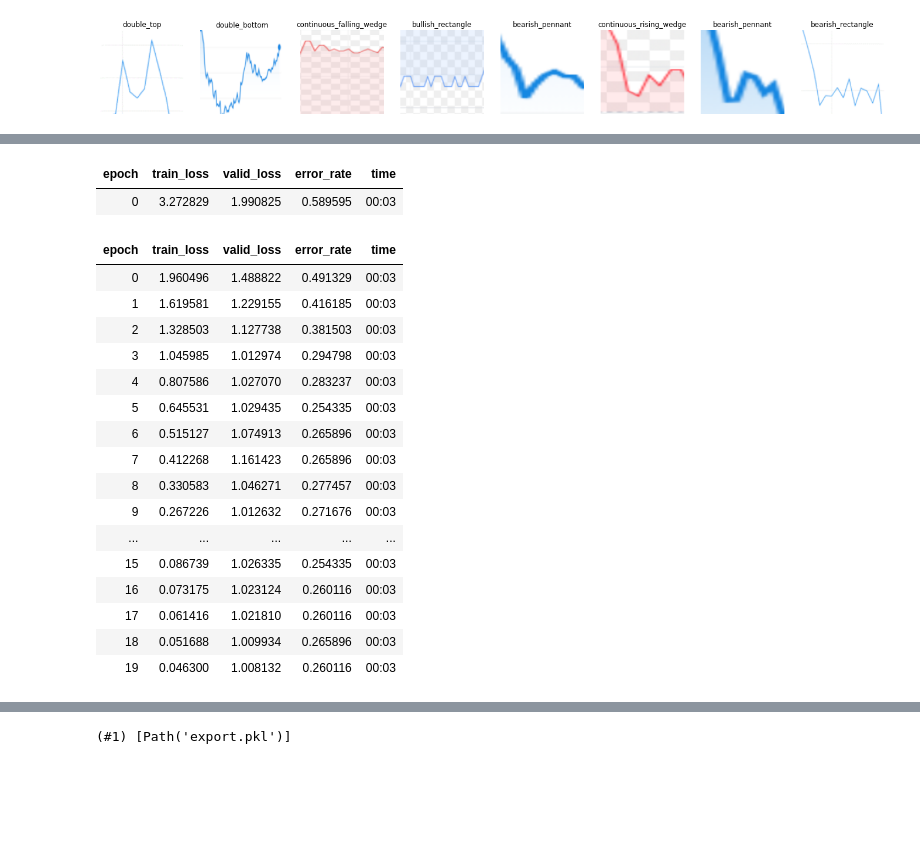
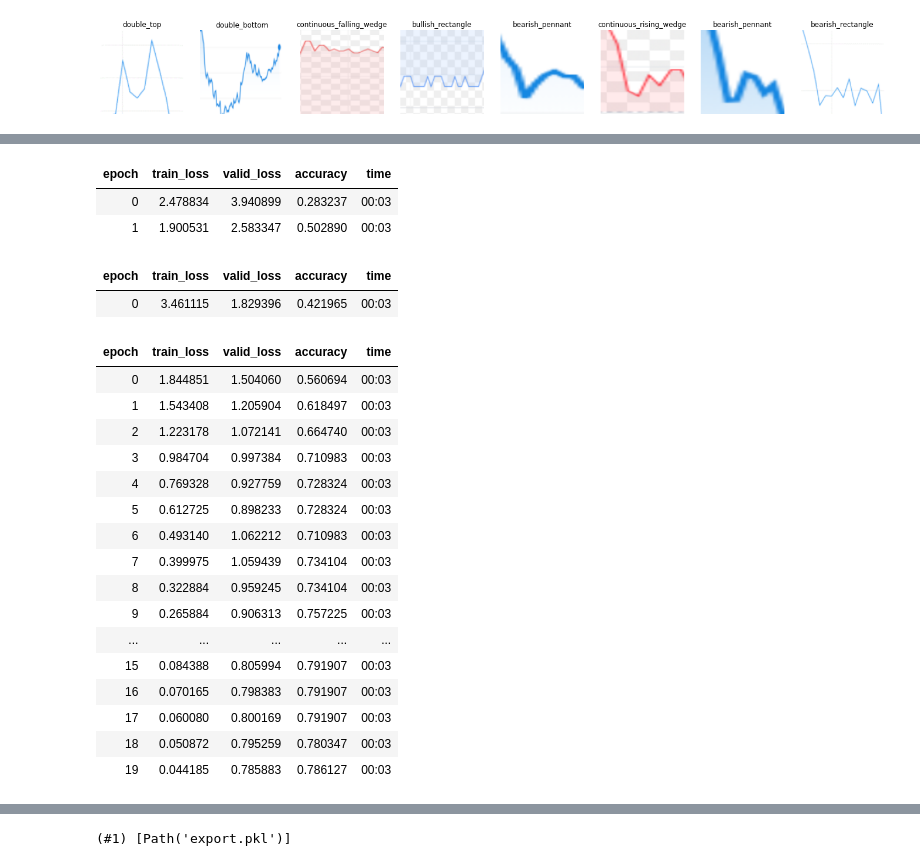
Before and after one commit to yulaseo/PeopleSpace-study, a Jupyter notebook: pattern-classifier/pattern_classifier_model.ipynb, the cells around one changed output, grey strips where cells are left out. Drawn from its saved outputs; the diff is of its cells as text; code cells hidden in the pictures; blank space fills up the shorter version.

```diff
--- a/pattern-classifier/pattern_classifier_model.ipynb
+++ b/pattern-classifier/pattern_classifier_model.ipynb
@@ -35,26 +49,33 @@ dls.train.show_batch(max_n=8, nrows=1)
+# %%
+min_grad_lr = 0.010000000149011612
+learn.fit(2, min_grad_lr)
+# %% [output]
+| epoch | train_loss | valid_loss | accuracy | time |
+| 0 | 2.478834 | 3.940899 | 0.283237 | 00:03 |
+| 1 | 1.900531 | 2.583347 | 0.502890 | 00:03 |
 # %%
-learn = cnn_learner(dls, resnet34, metrics=error_rate)
+learn = cnn_learner(dls, resnet34, metrics=accuracy)
 learn.fine_tune(20)
 # %% [output]
-| epoch | train_loss | valid_loss | error_rate | time |
-| 0 | 3.272829 | 1.990825 | 0.589595 | 00:03 |
+| epoch | train_loss | valid_loss | accuracy | time |
+| 0 | 3.461115 | 1.829396 | 0.421965 | 00:03 |
-| epoch | train_loss | valid_loss | error_rate | time |
-| 0 | 1.960496 | 1.488822 | 0.491329 | 00:03 |
-| 1 | 1.619581 | 1.229155 | 0.416185 | 00:03 |
-| 2 | 1.328503 | 1.127738 | 0.381503 | 00:03 |
-| 3 | 1.045985 | 1.012974 | 0.294798 | 00:03 |
-| 4 | 0.807586 | 1.027070 | 0.283237 | 00:03 |
-| 5 | 0.645531 | 1.029435 | 0.254335 | 00:03 |
-| 6 | 0.515127 | 1.074913 | 0.265896 | 00:03 |
-| 7 | 0.412268 | 1.161423 | 0.265896 | 00:03 |
-| 8 | 0.330583 | 1.046271 | 0.277457 | 00:03 |
-| 9 | 0.267226 | 1.012632 | 0.271676 | 00:03 |
+| epoch | train_loss | valid_loss | accuracy | time |
+| 0 | 1.844851 | 1.504060 | 0.560694 | 00:03 |
+| 1 | 1.543408 | 1.205904 | 0.618497 | 00:03 |
+| 2 | 1.223178 | 1.072141 | 0.664740 | 00:03 |
+| 3 | 0.984704 | 0.997384 | 0.710983 | 00:03 |
+| 4 | 0.769328 | 0.927759 | 0.728324 | 00:03 |
+| 5 | 0.612725 | 0.898233 | 0.728324 | 00:03 |
+| 6 | 0.493140 | 1.062212 | 0.710983 | 00:03 |
+| 7 | 0.399975 | 1.059439 | 0.734104 | 00:03 |
+| 8 | 0.322884 | 0.959245 | 0.734104 | 00:03 |
+| 9 | 0.265884 | 0.906313 | 0.757225 | 00:03 |
 | ... | ... | ... | ... | ... |
-| 15 | 0.086739 | 1.026335 | 0.254335 | 00:03 |
-| 16 | 0.073175 | 1.023124 | 0.260116 | 00:03 |
-| 17 | 0.061416 | 1.021810 | 0.260116 | 00:03 |
-| 18 | 0.051688 | 1.009934 | 0.265896 | 00:03 |
-| 19 | 0.046300 | 1.008132 | 0.260116 | 00:03 |
+| 15 | 0.084388 | 0.805994 | 0.791907 | 00:03 |
+| 16 | 0.070165 | 0.798383 | 0.791907 | 00:03 |
+| 17 | 0.060080 | 0.800169 | 0.791907 | 00:03 |
+| 18 | 0.050872 | 0.795259 | 0.780347 | 00:03 |
+| 19 | 0.044185 | 0.785883 | 0.786127 | 00:03 |
 # %%
 interp = ClassificationInterpretation.from_learner(learn)
 interp.plot_confusion_matrix(figsize=(12, 12), dpi=60)
```
Also changed, not shown: parts of 4 cells of this notebook.
